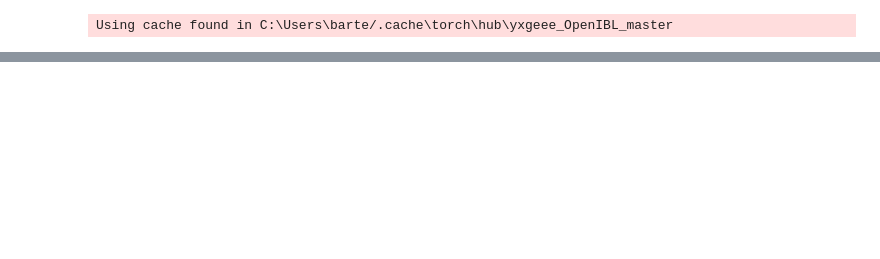
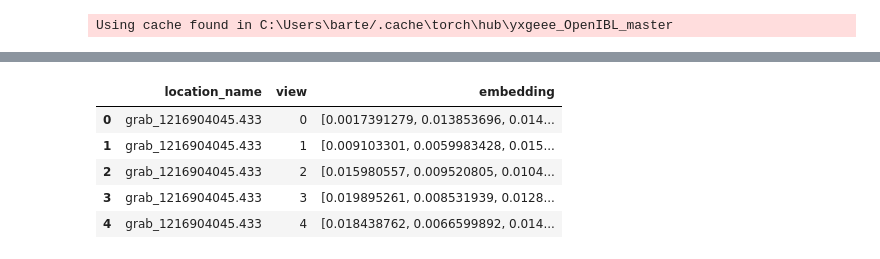
Before and after one commit to MatTheTab/scene-matching, a Jupyter notebook: openIBLpretrained.ipynb, the cells around one changed output, grey strips where cells are left out. Saved outputs shown, nothing was run; the diff lists cells and outputs as text; code cells hidden in the pictures; blank space fills up the shorter version.

```diff
--- a/openIBLpretrained.ipynb
+++ b/openIBLpretrained.ipynb
@@ -67,0 +81,2 @@ results
+# %%
+embeddings_df_loaded = load_embeddings_from_npy_folder('data/saved_embeddings')
@@ -67,0 +97,9 @@ results
+# %%
+embeddings_df_loaded.head()
+# %% [output]
+|  | location_name | view | embedding |
+| 0 | grab_1216904045.433 | 0 | [0.0017391279, 0.013853696, 0.014... |
+| 1 | grab_1216904045.433 | 1 | [0.009103301, 0.0059983428, 0.015... |
+| 2 | grab_1216904045.433 | 2 | [0.015980557, 0.009520805, 0.0104... |
+| 3 | grab_1216904045.433 | 3 | [0.019895261, 0.008531939, 0.0128... |
+| 4 | grab_1216904045.433 | 4 | [0.018438762, 0.0066599892, 0.014... |
```
Also changed, not shown: parts of 7 cells of this notebook, 1 other file.
